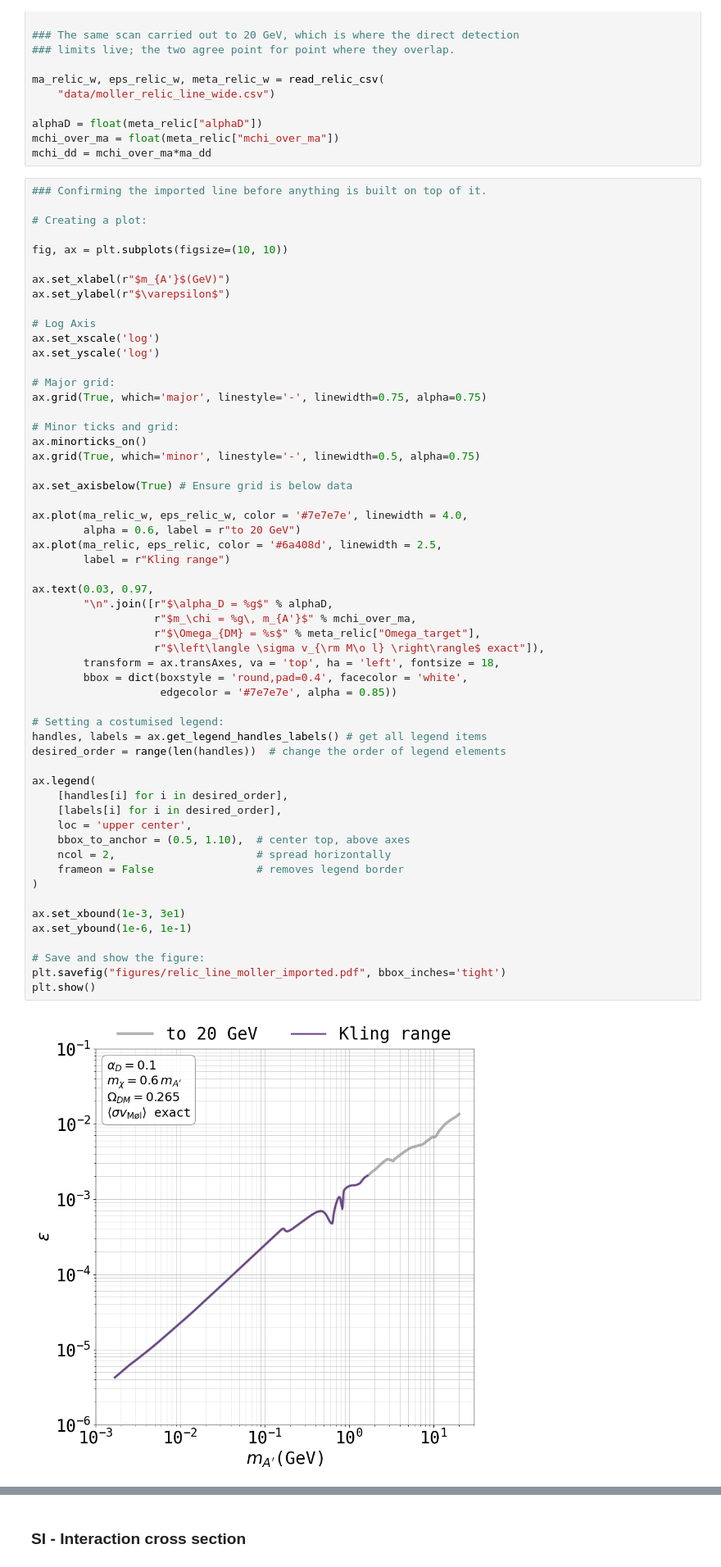
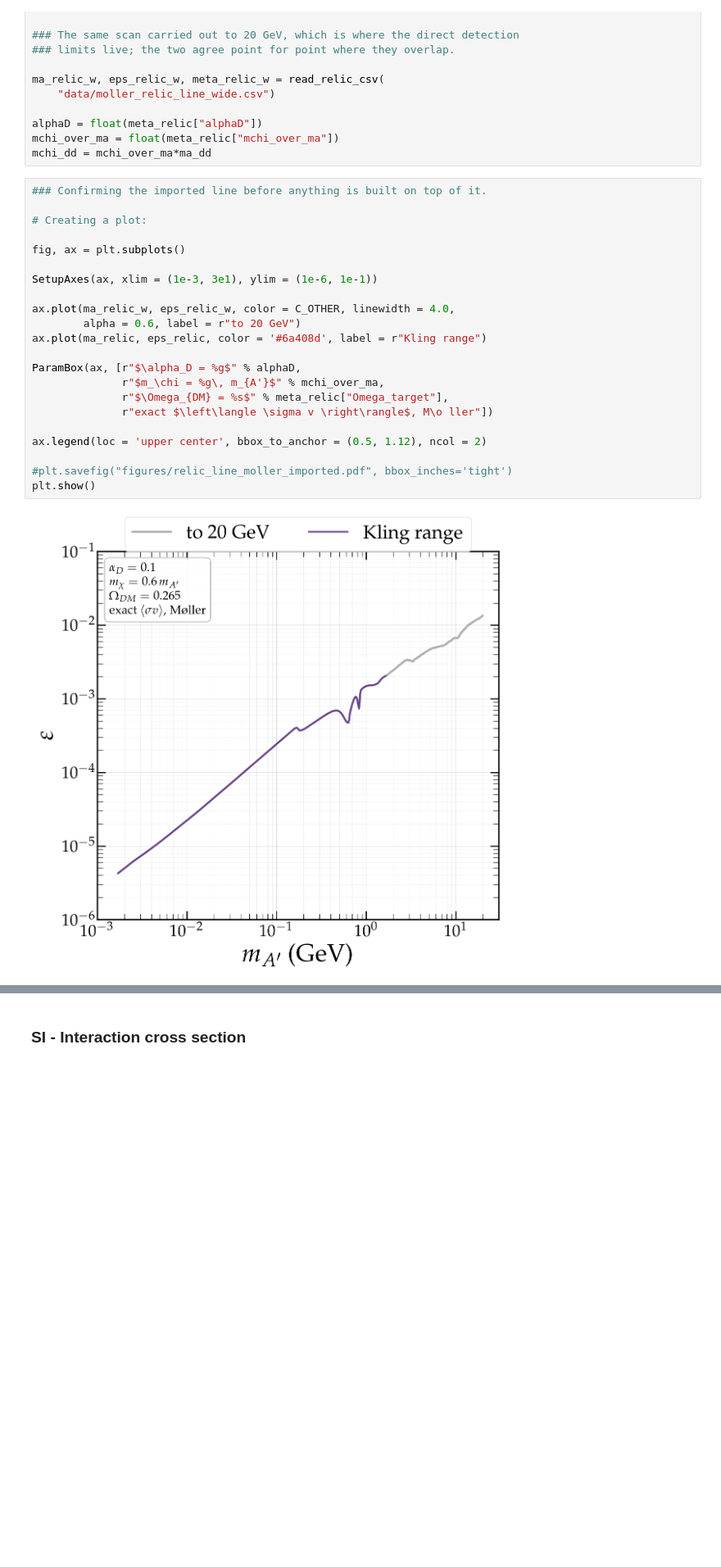
Before and after one commit to sgogoeg/bcgs_internship, a Jupyter notebook: Code/Direct_detection.ipynb, the cells around one changed output, grey strips where cells are left out. Shown at 82% size. Drawn from its saved outputs; the diff is of its cells as text; blank space fills up the shorter version.

```diff
--- a/Code/Direct_detection.ipynb
+++ b/Code/Direct_detection.ipynb
@@ -104,61 +181,27 @@ mchi_dd = mchi_over_ma*ma_dd
 # %%
 ### Confirming the imported line before anything is built on top of it.
 
 # Creating a plot:
 
-fig, ax = plt.subplots(figsize=(10, 10))
+fig, ax = plt.subplots()
 
-ax.set_xlabel(r"$m_{A'}$(GeV)")
-ax.set_ylabel(r"$\varepsilon$")
+SetupAxes(ax, xlim = (1e-3, 3e1), ylim = (1e-6, 1e-1))
 
-# Log Axis
-ax.set_xscale('log')
-ax.set_yscale('log')
+ax.plot(ma_relic_w, eps_relic_w, color = C_OTHER, linewidth = 4.0,
+        alpha = 0.6, label = r"to 20 GeV")
+ax.plot(ma_relic, eps_relic, color = '#6a408d', label = r"Kling range")
 
-# Major grid:
-ax.grid(True, which='major', linestyle='-', linewidth=0.75, alpha=0.75)
+ParamBox(ax, [r"$\alpha_D = %g$" % alphaD,
+              r"$m_\chi = %g\, m_{A'}$" % mchi_over_ma,
+              r"$\Omega_{DM} = %s$" % meta_relic["Omega_target"],
+              r"exact $\left\langle \sigma v \right\rangle$, M\o ller"])
 
-# Minor ticks and grid:
-ax.minorticks_on()
-ax.grid(True, which='minor', linestyle='-', linewidth=0.5, alpha=0.75)
+ax.legend(loc = 'upper center', bbox_to_anchor = (0.5, 1.12), ncol = 2)
 
-ax.set_axisbelow(True) # Ensure grid is below data
-
-ax.plot(ma_relic_w, eps_relic_w, color = '#7e7e7e', linewidth = 4.0,
-        alpha = 0.6, label = r"to 20 GeV")
-ax.plot(ma_relic, eps_relic, color = '#6a408d', linewidth = 2.5,
-        label = r"Kling range")
-
-ax.text(0.03, 0.97,
-        "\n".join([r"$\alpha_D = %g$" % alphaD,
-                   r"$m_\chi = %g\, m_{A'}$" % mchi_over_ma,
-                   r"$\Omega_{DM} = %s$" % meta_relic["Omega_target"],
-                   r"$\left\langle \sigma v_{\rm M\o l} \right\rangle$ exact"]),
-        transform = ax.transAxes, va = 'top', ha = 'left', fontsize = 18,
-        bbox = dict(boxstyle = 'round,pad=0.4', facecolor = 'white',
-                    edgecolor = '#7e7e7e', alpha = 0.85))
-
-# Setting a costumised legend:
-handles, labels = ax.get_legend_handles_labels() # get all legend items
-desired_order = range(len(handles))  # change the order of legend elements
-
-ax.legend(
-    [handles[i] for i in desired_order],
-    [labels[i] for i in desired_order],
-    loc = 'upper center',
-    bbox_to_anchor = (0.5, 1.10),  # center top, above axes
-    ncol = 2,                      # spread horizontally
-    frameon = False                # removes legend border
-)
-
-ax.set_xbound(1e-3, 3e1)
-ax.set_ybound(1e-6, 1e-1)
-
-# Save and show the figure:
-plt.savefig("figures/relic_line_moller_imported.pdf", bbox_inches='tight')
+#plt.savefig("figures/relic_line_moller_imported.pdf", bbox_inches='tight')
 plt.show()
 # %% [output]
-[figure, old version]
+[figure, new version]
 # %%
 data_LZ_2024 = np.loadtxt("data/LZ2024_Limit.csv", delimiter=',')
 
```
Also changed, not shown: parts of 20 cells of this notebook, 24 other files.
